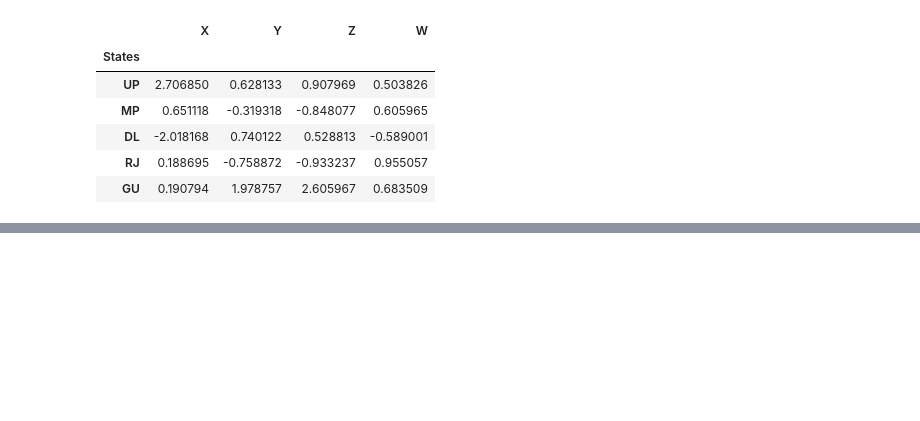
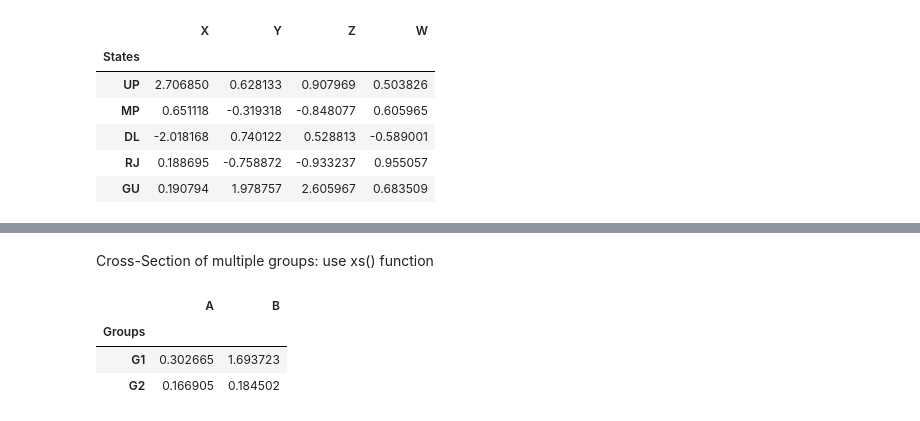
Before and after one commit to ayush1409/Python-For-DataScience-and-ML, a Jupyter notebook: pandas basics.ipynb, the cells around one changed output, grey strips where cells are left out. Saved outputs shown, nothing was run; the diff lists cells and outputs as text; code cells hidden in the pictures; blank space fills up the shorter version.

```diff
--- a/pandas basics.ipynb
+++ b/pandas basics.ipynb
@@ -317,0 +363,10 @@ df.set_index('States')
+# %% [markdown]
+Cross-Section of multiple groups: use xs() function
+# %%
+# suppose we want Num=1 rows from every group
+df.xs(1, level='Num')
+# %% [output]
+|  | A | B |
+| Groups |  |  |
+| G1 | 0.302665 | 1.693723 |
+| G2 | 0.166905 | 0.184502 |
```
Also changed, not shown: parts of 7 cells of this notebook.
